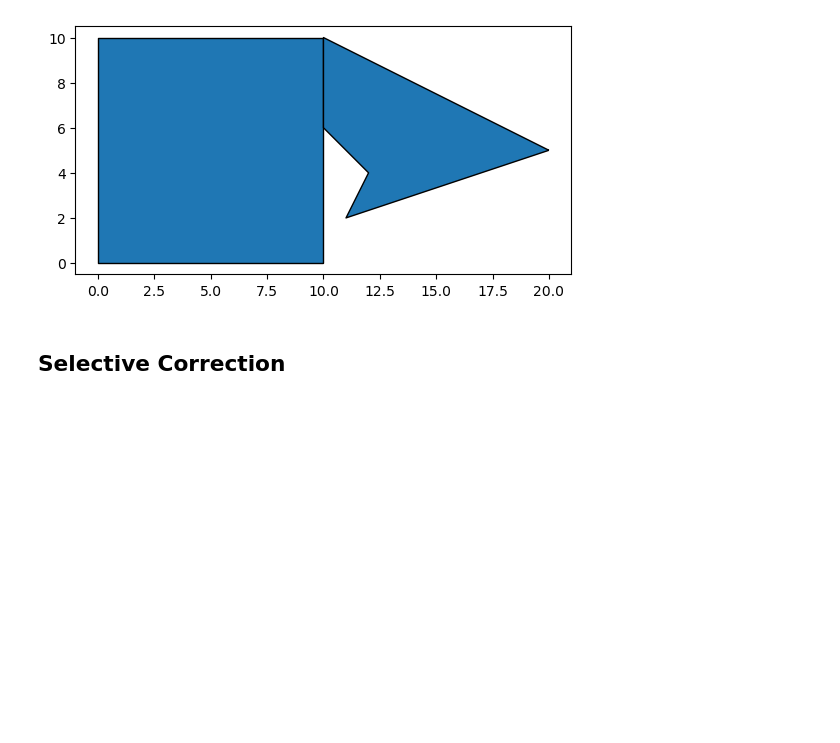
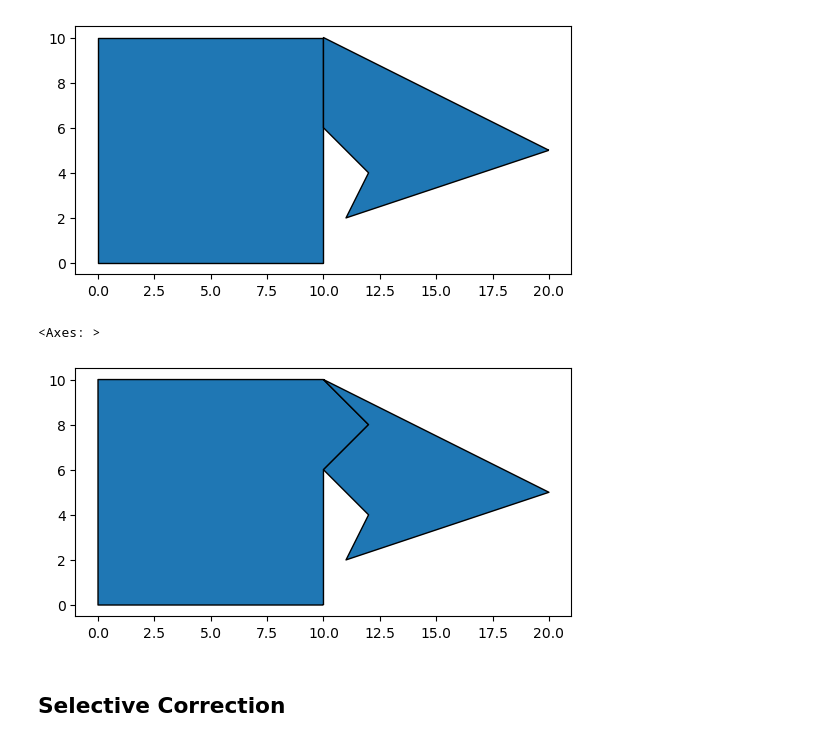
Before and after one commit to sjsrey/geoplanar, a Jupyter notebook: notebooks/gaps.ipynb, the cells around one changed output. Drawn from its saved outputs; the diff is of its cells as text; code cells hidden in the pictures; blank space fills up the shorter version.

```diff
--- a/notebooks/gaps.ipynb
+++ b/notebooks/gaps.ipynb
@@ -153,6 +158,11 @@ geoplanar.fill_gaps(gdf, largest=False).plot(edgecolor='k')
 # %% [output]
 <Axes: >
 [figure]
+# %%
+geoplanar.fill_gaps(gdf, strategy='largest').plot(edgecolor='k')
+# %% [output]
+<Axes: >
+[figure, added]
 # %% [markdown]
 ## Selective Correction
 # %%
```
Also changed, not shown: parts of 15 cells of this notebook, 3 other files.
